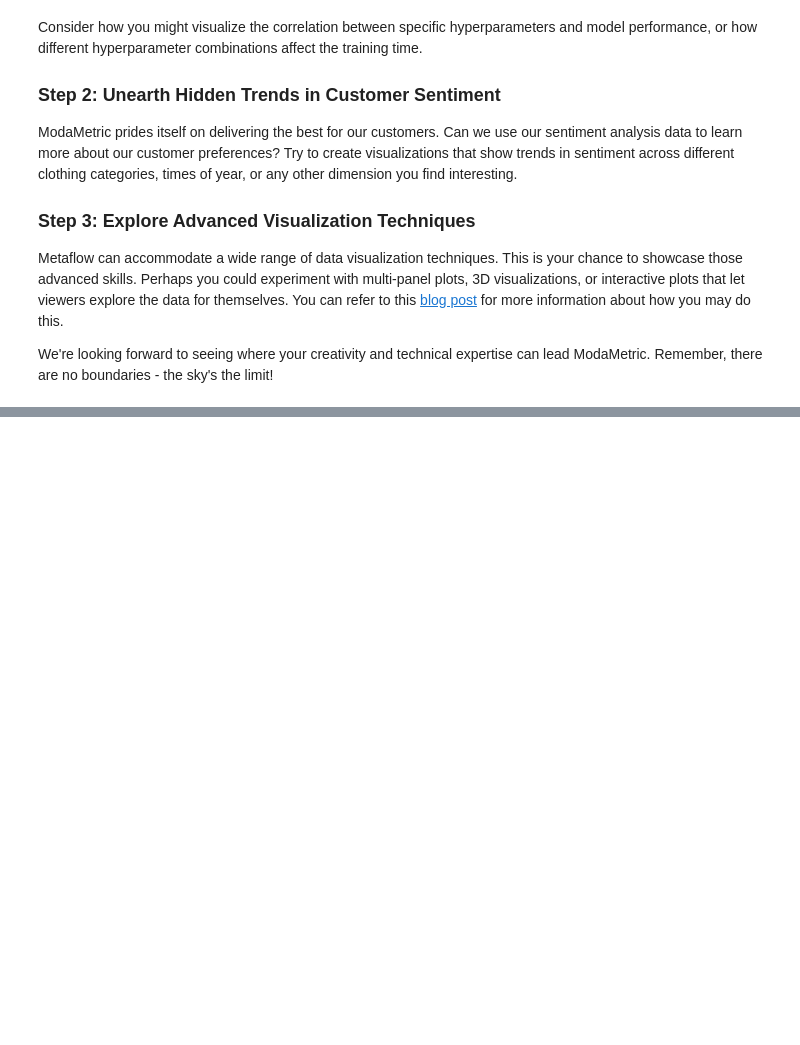
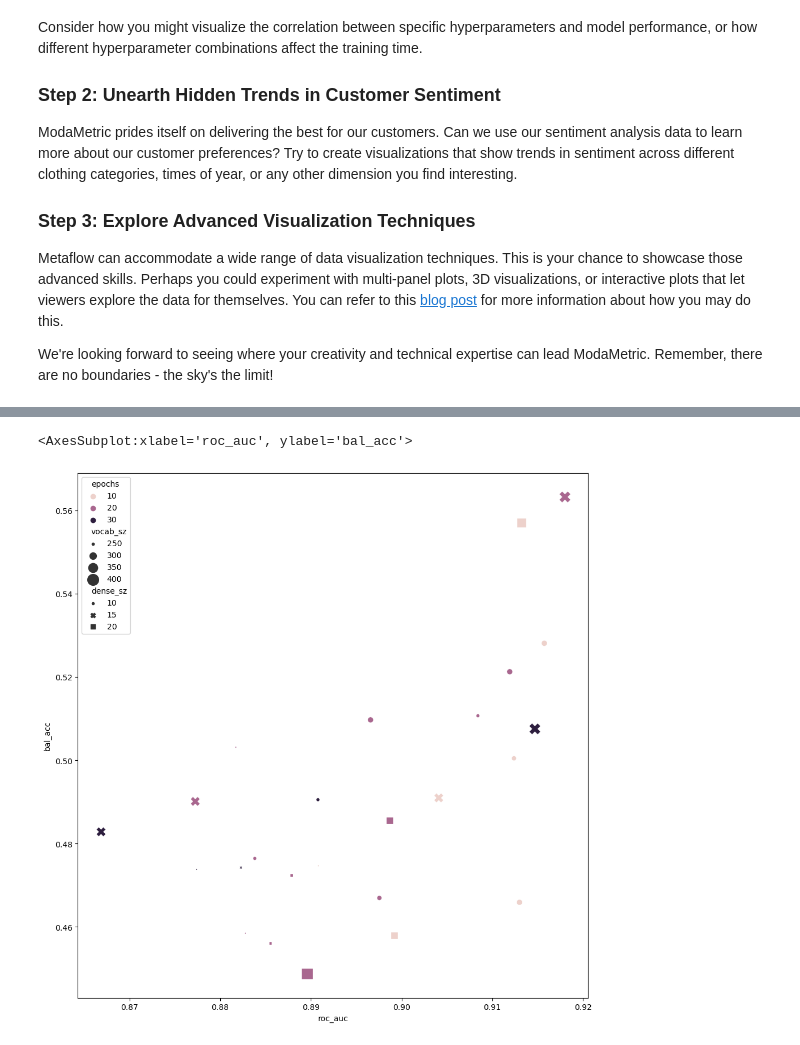
Before and after one commit to MarkAWard/full-stack-ml-metaflow-corise-week-2, a Jupyter notebook: project/submission.ipynb, the cells around one changed output, grey strips where cells are left out. Drawn from its saved outputs; the diff is of its cells as text; code cells hidden in the pictures; blank space fills up the shorter version.

```diff
--- a/project/submission.ipynb
+++ b/project/submission.ipynb
@@ -642,0 +665,10 @@ We're looking forward to seeing where your creativity and technical expertise ca
+# %%
+from baseline_challenge import ModelResult
+results = run.data.results
+# %%
+import pandas as pd
+data = pd.DataFrame([
+    {"accuracy": r.acc, "roc_auc": r.rocauc, "bal_acc": r.bal_acc, **r.params}
+    for r in results
+    if "Dummy" not in r.name
+])
@@ -642,0 +695,9 @@ We're looking forward to seeing where your creativity and technical expertise ca
+# %%
+fig2, ax2 = plt.subplots(1, 1, figsize=(10,10))
+markers = {10: ".", 15: "X", 20: "s"}
+sns.scatterplot(data=data, ax=ax2, sizes=(10,200),
+    x="roc_auc", y="bal_acc", size="vocab_sz", hue="epochs", style="dense_sz", markers=markers,
+)
+# %% [output]
+<AxesSubplot:xlabel='roc_auc', ylabel='bal_acc'>
+[figure, added]
```
Also changed, not shown: parts of 5 cells of this notebook, 1 other file.
